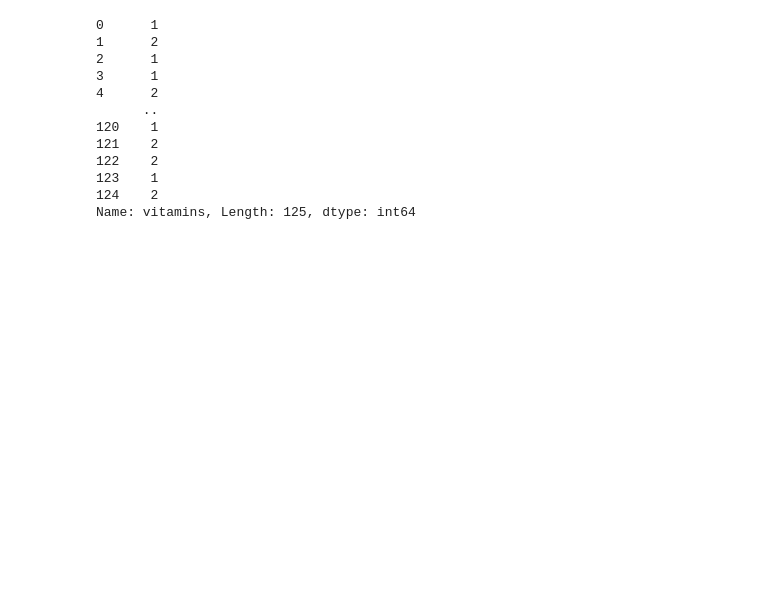
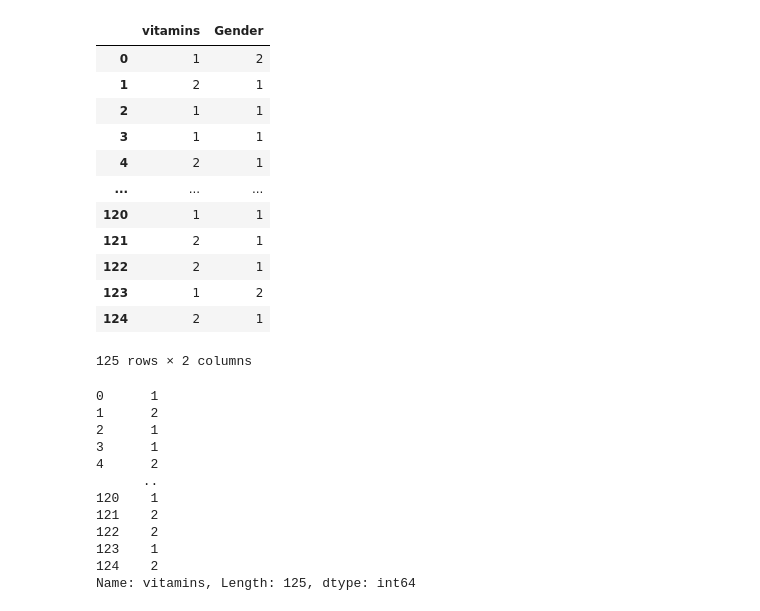
Before and after one commit to MattBlack9/stat386_project, a Jupyter notebook: demo.ipynb, the cells around one changed output. Saved outputs shown, nothing was run; the diff lists cells and outputs as text; code cells hidden in the pictures; blank space fills up the shorter version.

```diff
--- a/demo.ipynb
+++ b/demo.ipynb
@@ -6,6 +6,24 @@ import matplotlib.pyplot as plt
 
 #Read in the dataset
 food = pd.read_csv("college_food.csv")
+# %%
+#only keep the vitamins and gender columns
+columns = ["vitamins","Gender"]
+cf.keep_columns(dataframe=food,columns_to_keep=columns)
+# %% [output]
+|  | vitamins | Gender |
+| 0 | 1 | 2 |
+| 1 | 2 | 1 |
+| 2 | 1 | 1 |
+| 3 | 1 | 1 |
+| 4 | 2 | 1 |
+| ... | ... | ... |
+| 120 | 1 | 1 |
+| 121 | 2 | 1 |
+| 122 | 2 | 1 |
+| 123 | 1 | 2 |
+| 124 | 2 | 1 |
+125 rows × 2 columns
 # %%
 #For this demo we will use some functions to turn a coded binary variable into it's string counterparts
 
```
Also changed, not shown: parts of 1 cell of this notebook, 7 other files.
